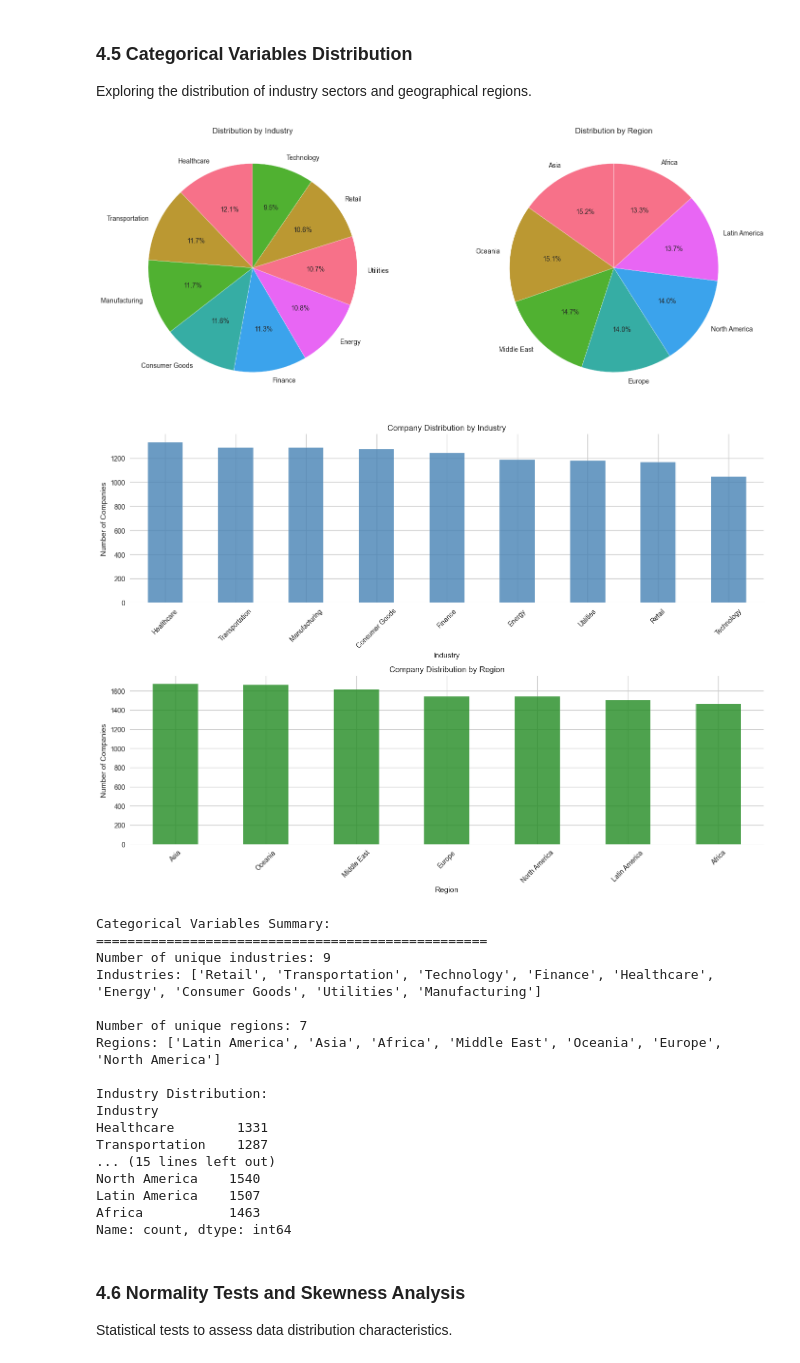
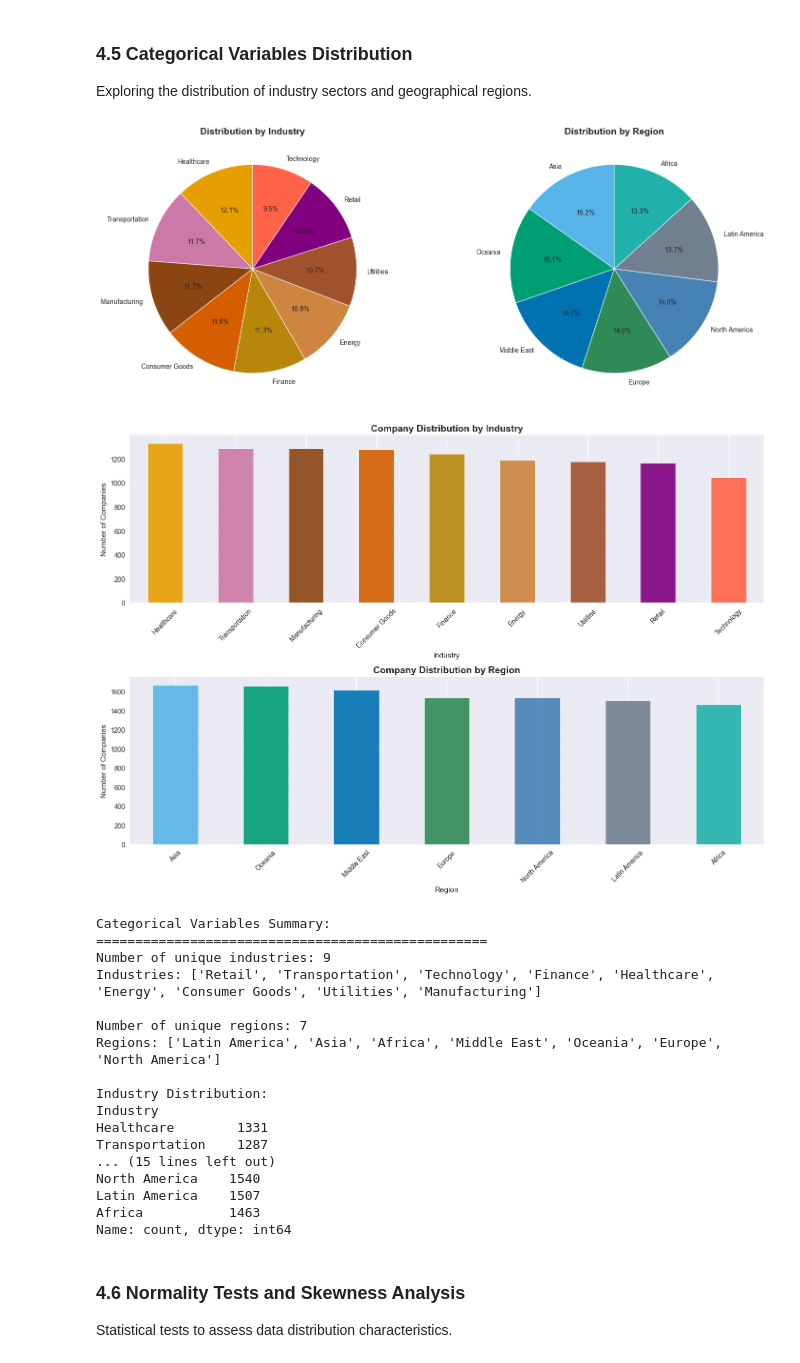
Before and after one commit to Jannik-m12/Clustering, a Jupyter notebook: Notebooks/01_Data_Exploration_EDA.ipynb, the cells around one changed output. Cells and saved outputs as stored; diff of their text form; code cells hidden in the pictures.

```diff
--- a/Notebooks/01_Data_Exploration_EDA.ipynb
+++ b/Notebooks/01_Data_Exploration_EDA.ipynb
@@ -407,57 +410,89 @@ Environmental Impact Metrics - Statistical Summary:
 ### 4.5 Categorical Variables Distribution
 Exploring the distribution of industry sectors and geographical regions.
 # %%
-# Categorical Variables Distribution
+# Categorical Variables Distribution (color-blind friendly palettes)
+# INDUSTRY PALETTE: Warm/Business colors (oranges, reds, browns, purples)
+industry_palette = ['#E69F00', '#CC79A7', '#8B4513', '#D55E00', '#B8860B', '#CD853F', '#A0522D', '#800080', '#FF6347']
+# REGION PALETTE: Cool/Natural colors (blues, greens, teals, grays)
+region_palette = ['#56B4E9', '#009E73', '#0072B2', '#2E8B57', '#4682B4', '#708090', '#20B2AA']
+
+# Compute counts for industries and regions
+industry_counts = data['Industry'].value_counts()
+region_counts = data['Region'].value_counts()
+
+# Map colors to categories consistently
+industry_colors = [industry_palette[i % len(industry_palette)] for i in range(len(industry_counts))]
+region_colors = [region_palette[i % len(region_palette)] for i in range(len(region_counts))]
+
+# Pie charts with color-blind friendly colors
 fig, axes = plt.subplots(1, 2, figsize=(16, 6))
 
-# Industry distribution
-industry_counts = data['Industry'].value_counts()
-axes[0].pie(industry_counts.values, labels=industry_counts.index, autopct='%1.1f%%', startangle=90)
-axes[0].set_title('Distribution by Industry')
+axes[0].pie(industry_counts.values,
+            labels=industry_counts.index,
+            autopct='%1.1f%%',
+            startangle=90,
+            colors=industry_colors,
+            wedgeprops={'edgecolor': 'white', 'linewidth': 0.8})
+axes[0].set_title('Distribution by Industry', fontsize=14, fontweight='bold')
 
-# Region distribution
-region_counts = data['Region'].value_counts()
-axes[1].pie(region_counts.values, labels=region_counts.index, autopct='%1.1f%%', startangle=90)
-axes[1].set_title('Distribution by Region')
+axes[1].pie(region_counts.values,
+            labels=region_counts.index,
+            autopct='%1.1f%%',
+            startangle=90,
+            colors=region_colors,
+            wedgeprops={'edgecolor': 'white', 'linewidth': 0.8})
+axes[1].set_title('Distribution by Region', fontsize=14, fontweight='bold')
 
 plt.tight_layout()
 plt.show()
 
 # Bar charts for better readability
 fig, axes = plt.subplots(2, 1, figsize=(14, 10))
 
-# Industry bar chart
-industry_counts.plot(kind='bar', ax=axes[0], color='steelblue', alpha=0.8)
-axes[0].set_title('Company Distribution by Industry')
+# Industry bar chart - use industry_palette consistently
+industry_counts.plot(kind='bar',
+                     ax=axes[0],
+                     color=industry_colors,
+                     alpha=0.9,
+                     edgecolor='white',
+                     linewidth=0.6)
+axes[0].set_title('Company Distribution by Industry', fontsize=14, fontweight='bold')
 axes[0].set_xlabel('Industry')
 axes[0].set_ylabel('Number of Companies')
 axes[0].tick_params(axis='x', rotation=45)
+axes[0].grid(axis='y', alpha=0.3)
 
-# Region bar chart
-region_counts.plot(kind='bar', ax=axes[1], color='forestgreen', alpha=0.8)
-axes[1].set_title('Company Distribution by Region')
+# Region bar chart - use region_palette consistently
+region_counts.plot(kind='bar',
+                   ax=axes[1],
+                   color=region_colors,
+                   alpha=0.9,
+                   edgecolor='white',
+                   linewidth=0.6)
+axes[1].set_title('Company Distribution by Region', fontsize=14, fontweight='bold')
 axes[1].set_xlabel('Region')
 axes[1].set_ylabel('Number of Companies')
 axes[1].tick_params(axis='x', rotation=45)
+axes[1].grid(axis='y', alpha=0.3)
 
 plt.tight_layout()
 plt.show()
 
 # Print summary statistics
 print("Categorical Variables Summary:")
 print("="*50)
 print(f"Number of unique industries: {data['Industry'].nunique()}")
 print(f"Industries: {list(data['Industry'].unique())}")
 print(f"\nNumber of unique regions: {data['Region'].nunique()}")
 print(f"Regions: {list(data['Region'].unique())}")
 
 print(f"\nIndustry Distribution:")
 print(industry_counts)
 print(f"\nRegion Distribution:")
 print(region_counts)
 # %% [output]
-[figure, old version]
+[figure, new version]
-[figure, old version]
+[figure, new version]
 Categorical Variables Summary:
 ==================================================
 Number of unique industries: 9
```
Also changed, not shown: parts of 2 cells of this notebook, 18 other files.
